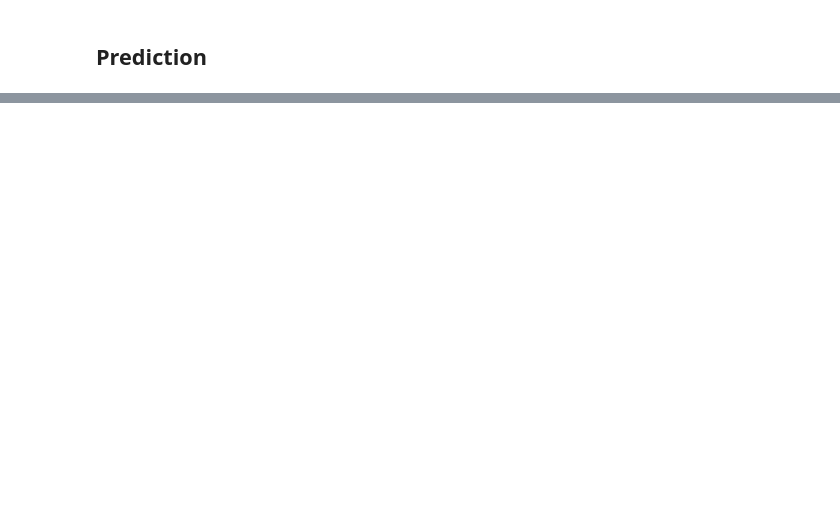
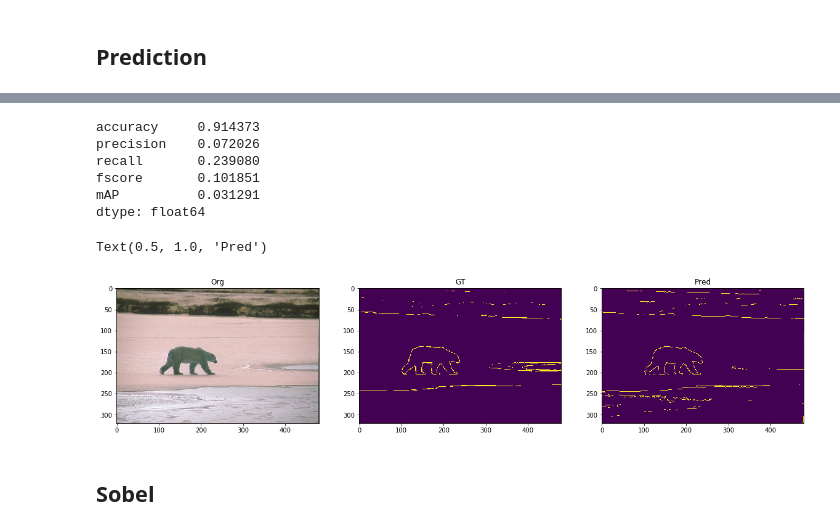
Before and after one commit to iocak28/UNet_edge_detection, a Jupyter notebook: pytorch_unet-edge.ipynb, the cells around one changed output, grey strips where cells are left out. Saved outputs shown, nothing was run; the diff lists cells and outputs as text; code cells hidden in the pictures; blank space fills up the shorter version.

```diff
--- a/pytorch_unet-edge.ipynb
+++ b/pytorch_unet-edge.ipynb
@@ -641,0 +686,5 @@ Text(0.5, 1.0, 'Pred')
+# %%
+canny_predictions = []
+for i in range(len(xtest.numpy())):
+    img = np.transpose(xtest.numpy()[i, :, :, :], [1, 2, 0]).astype(np.uint8)
+    canny_predictions.append(cv2.Canny(img,200,300) / 255)
@@ -641,0 +755,30 @@ Text(0.5, 1.0, 'Pred')
+# %%
+metrics.mean()
+# %% [output]
+accuracy     0.914373
+precision    0.072026
+recall       0.239080
+fscore       0.101851
+mAP          0.031291
+dtype: float64
+# %%
+# Inspect some images
+index = 0
+plt.subplots(1,3,figsize=(20,20))
+
+plt.subplot(1, 3, 1)
+plt.imshow(org_list[index])
+plt.title('Org')
+
+plt.subplot(1, 3, 2)
+plt.imshow(gt_list[index])
+plt.title('GT')
+
+plt.subplot(1, 3, 3)
+plt.imshow(canny_predictions[index])
+plt.title('Pred')
+# %% [output]
+Text(0.5, 1.0, 'Pred')
+[figure, added]
+# %% [markdown]
+## Sobel
```
Also changed, not shown: parts of 39 cells of this notebook, 1 other file.
